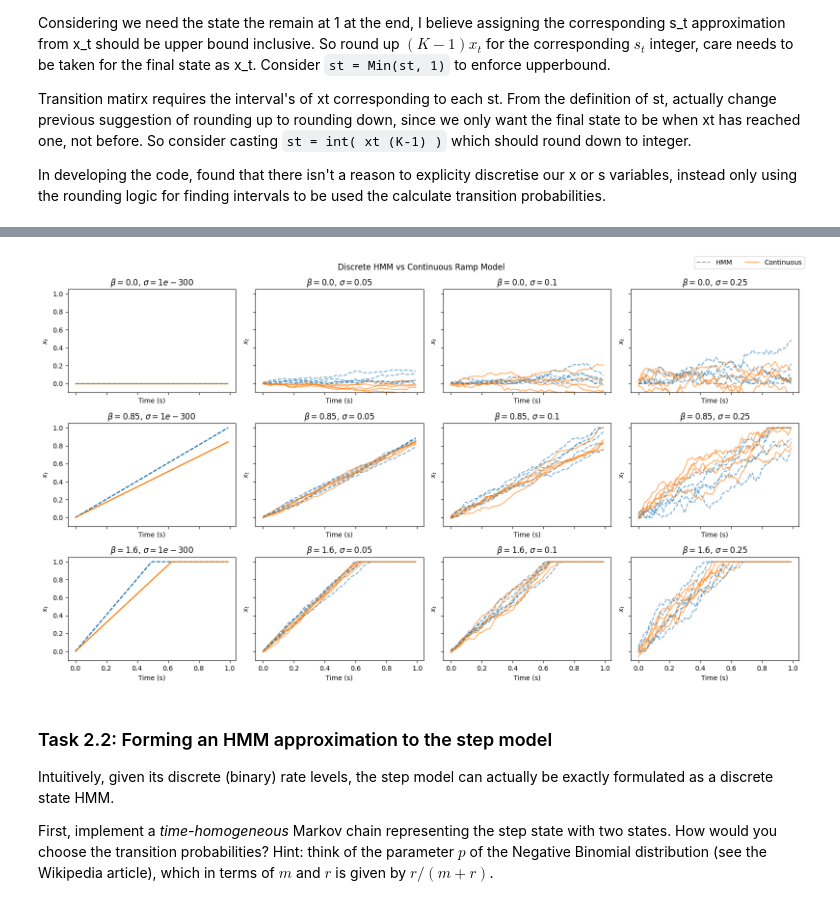
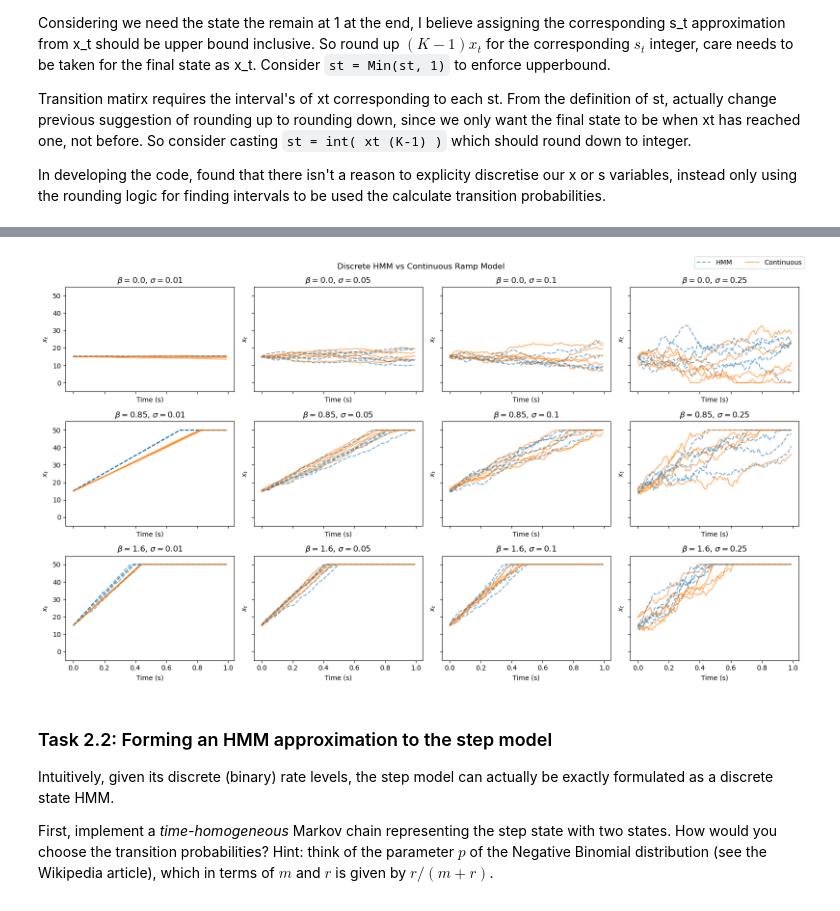
Before and after one commit to jakedlyons/gg3_v2, a Jupyter notebook: GG3_project.ipynb, the cells around one changed output, grey strips where cells are left out. Saved outputs shown, nothing was run; the diff lists cells and outputs as text; code cells hidden in the pictures.

```diff
--- a/GG3_project.ipynb
+++ b/GG3_project.ipynb
@@ -682,6 +682,8 @@ A straightforward ad-hoc classifier is to look only for a clear peak in the Fano
 # Peak-based classifier using the Fano factor alone.
 np.random.seed(2)
 
+T = 100
+Rh = 50
 task14_bin_width = 0.1  # in s
 task14_bins = np.arange(0, 1 + task14_bin_width, task14_bin_width)
 task14_centres = 0.5 * (task14_bins[:-1] + task14_bins[1:])
@@ -971,22 +1005,4 @@ Initial State Distribution:  [7.16345877e-69 1.00000000e+00 3.18634008e-14 0.000
 # %%
-def simulate_discrete_ramp(T, pi, trans, K, n_trials=5):
-    """
-    Simulate n_trials trajectories from the discrete-state HMM ramp model.
-    Returns array of shape (n_trials, T) with values in [0, 1].
-    """
-    states = np.zeros((n_trials, T), dtype=int)
-
-    for trial in range(n_trials):
-        s = np.random.choice(K, p=pi)  # sample initial state from pi
-        states[trial, 0] = s
-
-        for t in range(1, T):
-            s = np.random.choice(K, p=trans[states[trial, t-1]])
-            states[trial, t] = s
-
-    xs = states / (K - 1)
-    return xs
-
 def plot_ramp_hmm_vs_continuous(
     ax=None,
     K=100, beta=0.85, sigma=0.25, x0=0.3,
@@ -994,11 +1010,11 @@ def plot_ramp_hmm_vs_continuous(
 ):
     dt = 1 / T
 
-    trans, pi = build_ramp_hmm(K=K, beta=beta, sigma=sigma, dt=dt, x0=x0)
-    hmm_xs = simulate_discrete_ramp(T, pi, trans, K, n_trials=n_trials)
+    Ps, pi = build_ramp_hmm(K=K, beta=beta, sigma=sigma, x0=x0)
+    _, hmm_xs, hmm_rates, _ = simulate_discrete_ramp(T, pi, Ps, n_trials=n_trials)
 
     ramp = RampModel(beta=beta, sigma=sigma, x0=x0, Rh=Rh)
-    _, cont_xs, _ = ramp.simulate(Ntrials=n_trials, T=T)
+    _, cont_xs, cont_rates = ramp.simulate(Ntrials=n_trials, T=T, get_rate = True)
 
     time = np.arange(T) / T
 
@@ -1006,59 +1022,58 @@ def plot_ramp_hmm_vs_continuous(
         fig, ax = plt.subplots(figsize=(10, 5))
 
     for i in range(n_trials):
-        ax.plot(time, hmm_xs[i], '--', color='tab:blue', alpha=0.6,
+        ax.plot(time, hmm_rates[i], '--', color='tab:blue', alpha=0.6,
                 label='HMM' if i == 0 else None)
-        ax.plot(time, cont_xs[i], '-', color='tab:orange', alpha=0.6,
+        ax.plot(time, cont_rates[i], '-', color='tab:orange', alpha=0.6,
                 label='Continuous' if i == 0 else None)
 
     ax.set_xlabel('Time (s)')
     ax.set_ylabel('$x_t$')
     ax.set_title(f'$\\beta={beta}$, $\\sigma={sigma}$')
-    ax.set_ylim(-0.10, 1.05)
+    ax.set_ylim(-Rh/10, Rh + Rh/10)
 
     return ax
 
 # Sweep variables of both discrete HMM and continuous ramp to compare trajectories
 betas = [0.0, 0.85, 1.6]
-sigmas = [1e-300, 0.05, 0.1, 0.25]
+sigmas = [1e-2, 0.05, 0.1, 0.25]
 
 K = 100
-x0 = 0
+x0 = 0.3
 T = 100
 n_trials = 5
 Rh = 50
 
 fig, axes = plt.subplots(
     nrows=len(betas),
     ncols=len(sigmas),
     figsize=(4 * len(sigmas), 3 * len(betas)),
     sharex=True,
     sharey=True
 )
 
 for i, beta in enumerate(betas):
     for j, sigma in enumerate(sigmas):
         ax = axes[i, j]
         plot_ramp_hmm_vs_continuous(
             ax=ax,
-            K=K,
             beta=beta,
             sigma=sigma,
             x0=x0,
             T=T,
             n_trials=n_trials,
             Rh=Rh
         )
 
 # One shared legend for the whole figure
 handles, labels = axes[0, 0].get_legend_handles_labels()
 fig.legend(handles, labels, loc='upper right', ncol=2)
 
 fig.suptitle('Discrete HMM vs Continuous Ramp Model')
 plt.tight_layout()
 plt.show()
 # %% [output]
-[figure, old version]
+[figure, new version]
 # %% [markdown]
 ### Task 2.2:  Forming an HMM approximation to the step model
 
```
Also changed, not shown: parts of 31 cells of this notebook.
